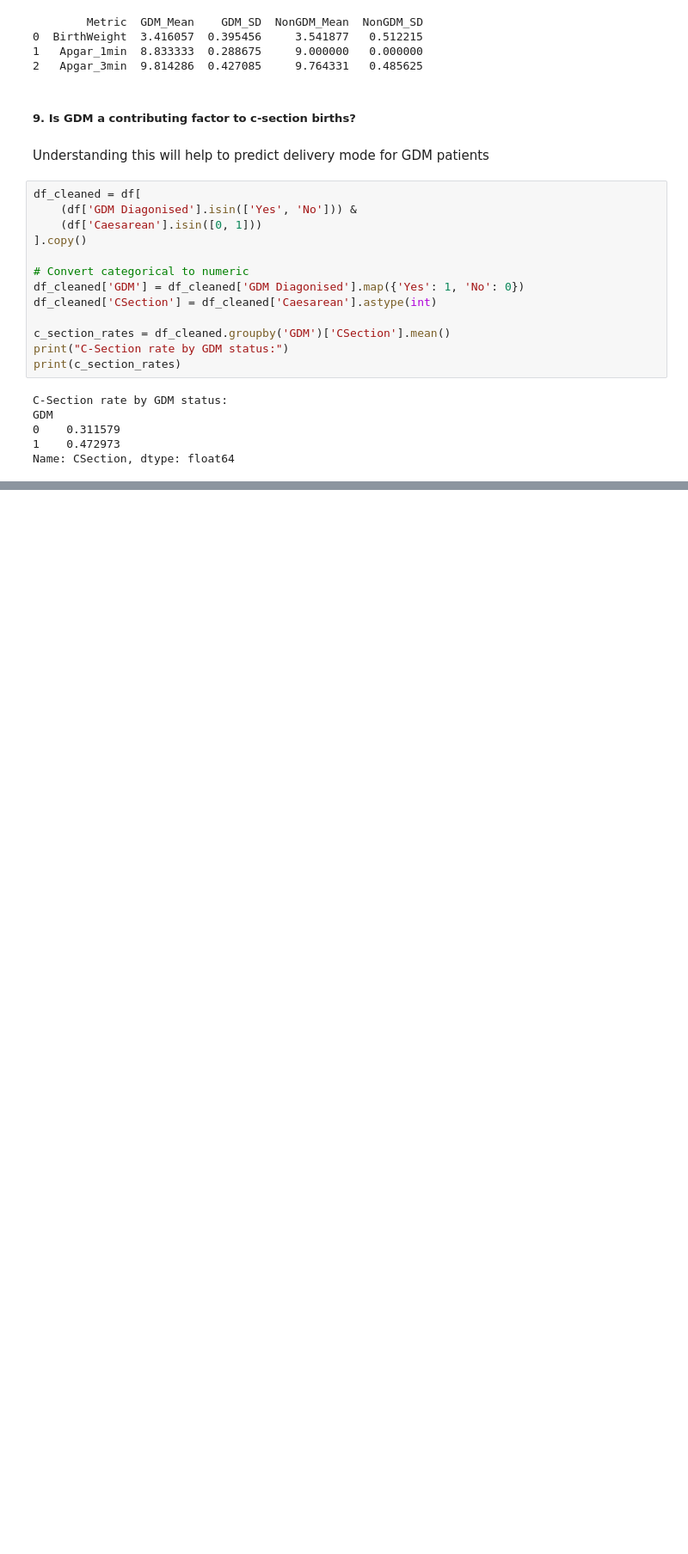
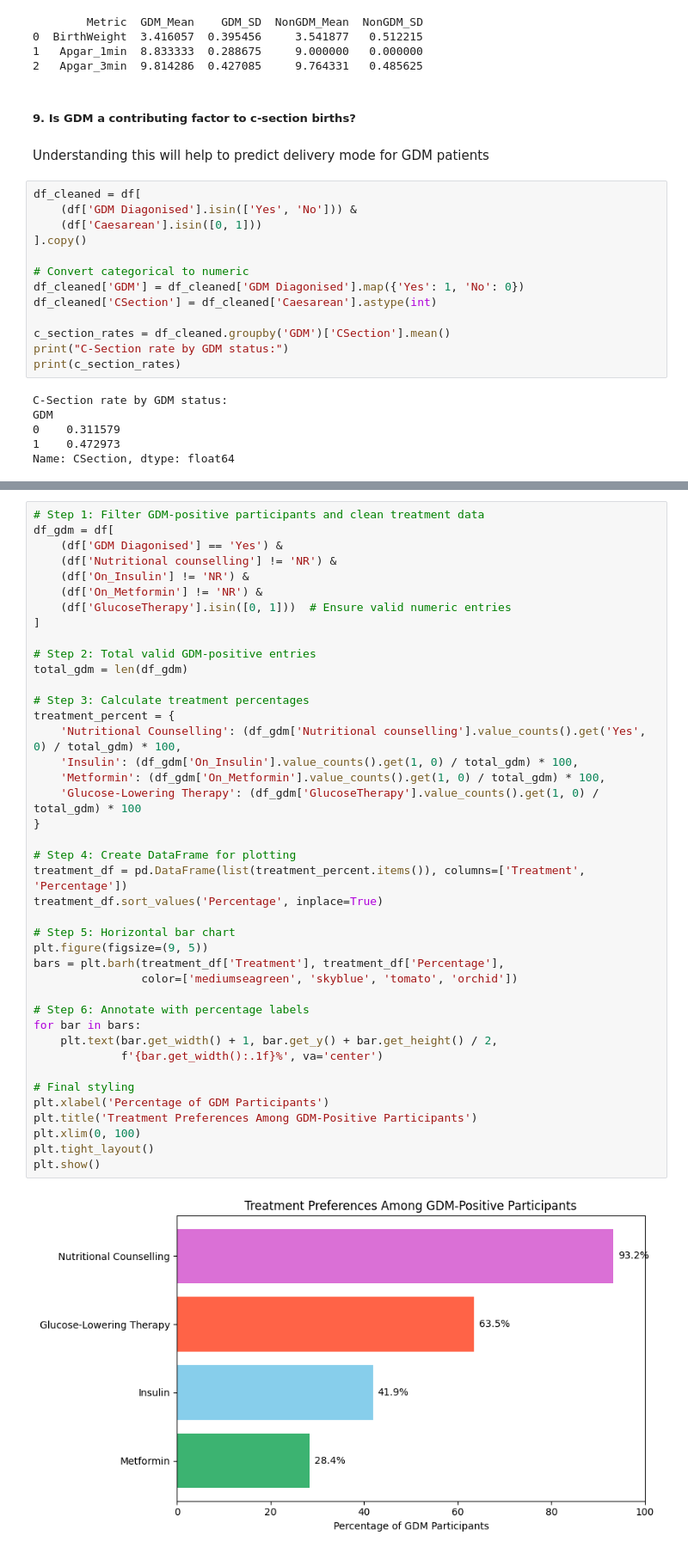
Before and after one commit to JyotsnaSusan/August2025_Python_new, a Jupyter notebook: Prescriptive_Analysis.ipynb, the cells around one changed output, grey strips where cells are left out. Shown at 86% size. Saved outputs shown, nothing was run; the diff lists cells and outputs as text; blank space fills up the shorter version.

```diff
--- a/Prescriptive_Analysis.ipynb
+++ b/Prescriptive_Analysis.ipynb
@@ -624,0 +631,43 @@ Name: CSection, dtype: float64
+# %%
+# Step 1: Filter GDM-positive participants and clean treatment data
+df_gdm = df[
+    (df['GDM Diagonised'] == 'Yes') &
+    (df['Nutritional counselling'] != 'NR') &
+    (df['On_Insulin'] != 'NR') &
+    (df['On_Metformin'] != 'NR') &
+    (df['GlucoseTherapy'].isin([0, 1]))  # Ensure valid numeric entries
+]
+
+# Step 2: Total valid GDM-positive entries
+total_gdm = len(df_gdm)
+
+# Step 3: Calculate treatment percentages
+treatment_percent = {
+    'Nutritional Counselling': (df_gdm['Nutritional counselling'].value_counts().get('Yes', 0) / total_gdm) * 100,
+    'Insulin': (df_gdm['On_Insulin'].value_counts().get(1, 0) / total_gdm) * 100,
+    'Metformin': (df_gdm['On_Metformin'].value_counts().get(1, 0) / total_gdm) * 100,
+    'Glucose-Lowering Therapy': (df_gdm['GlucoseTherapy'].value_counts().get(1, 0) / total_gdm) * 100
+}
+
+# Step 4: Create DataFrame for plotting
+treatment_df = pd.DataFrame(list(treatment_percent.items()), columns=['Treatment', 'Percentage'])
+treatment_df.sort_values('Percentage', inplace=True)
+
+# Step 5: Horizontal bar chart
+plt.figure(figsize=(9, 5))
+bars = plt.barh(treatment_df['Treatment'], treatment_df['Percentage'],
+                color=['mediumseagreen', 'skyblue', 'tomato', 'orchid'])
+
+# Step 6: Annotate with percentage labels
+for bar in bars:
+    plt.text(bar.get_width() + 1, bar.get_y() + bar.get_height() / 2,
+             f'{bar.get_width():.1f}%', va='center')
+
+# Final styling
+plt.xlabel('Percentage of GDM Participants')
+plt.title('Treatment Preferences Among GDM-Positive Participants')
+plt.xlim(0, 100)
+plt.tight_layout()
+plt.show()
+# %% [output]
+[figure, added]
```
Also changed, not shown: parts of 9 cells of this notebook.
